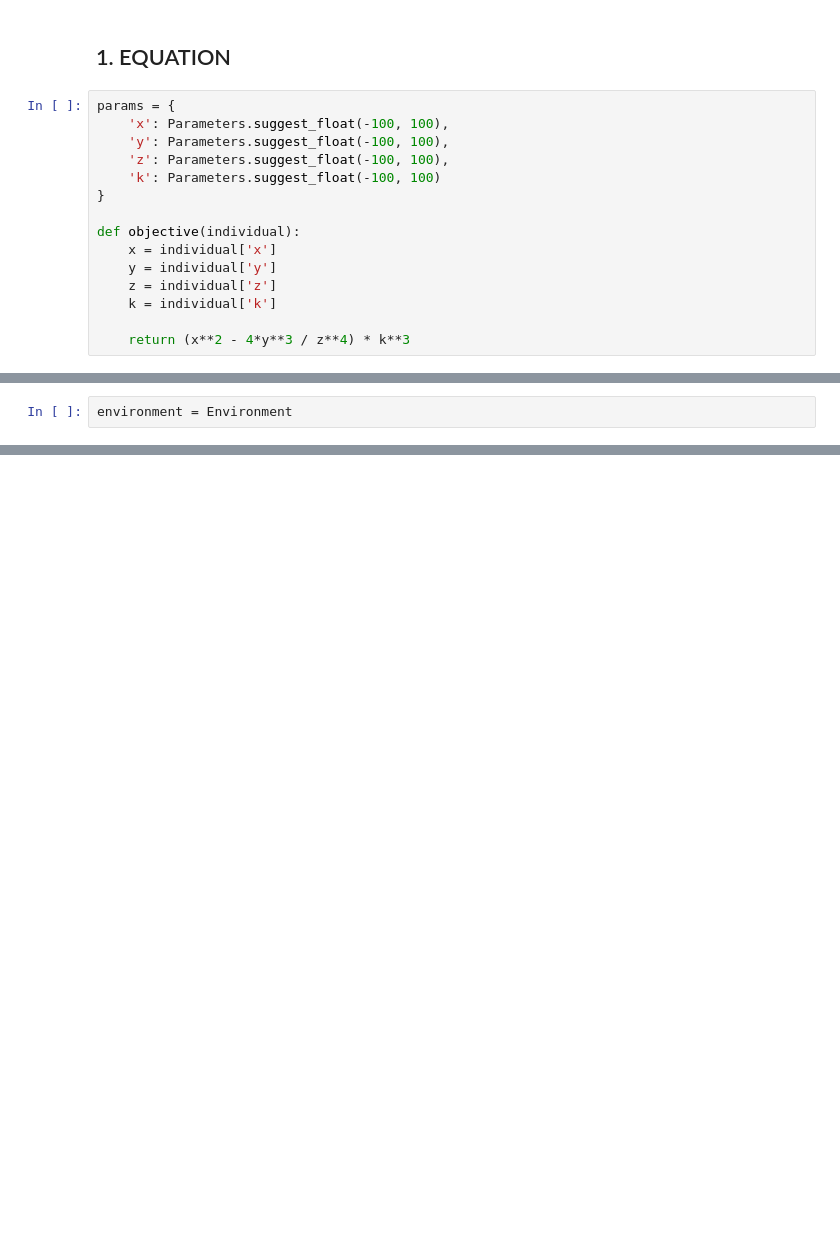
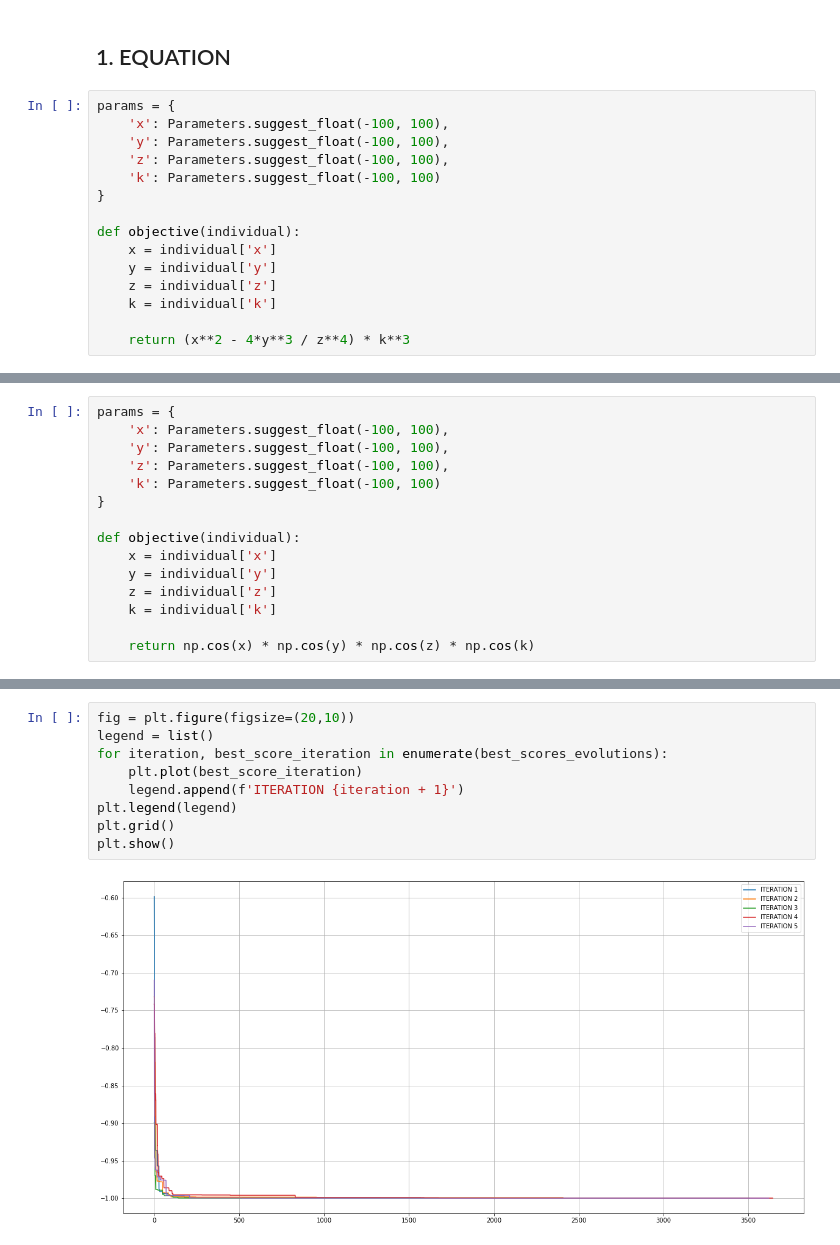
Before and after one commit to unaiLopez/genopt, a Jupyter notebook: benchmark/genopt/benchmarking.ipynb, the cells around one changed output, grey strips where cells are left out. Saved outputs shown, nothing was run; the diff lists cells and outputs as text; blank space fills up the shorter version.

```diff
--- a/benchmark/genopt/benchmarking.ipynb
+++ b/benchmark/genopt/benchmarking.ipynb
@@ -47,2 +56,0 @@ for _ in range(attemps):
-# %%
-environment = Environment
@@ -48,0 +82,15 @@ environment = Environment
+# %%
+params = {
+    'x': Parameters.suggest_float(-100, 100),
+    'y': Parameters.suggest_float(-100, 100),
+    'z': Parameters.suggest_float(-100, 100),
+    'k': Parameters.suggest_float(-100, 100)
+}
+
+def objective(individual):
+    x = individual['x']
+    y = individual['y']
+    z = individual['z']
+    k = individual['k']
+
+    return np.cos(x) * np.cos(y) * np.cos(z) * np.cos(k)
@@ -48,0 +130,11 @@ environment = Environment
+# %%
+fig = plt.figure(figsize=(20,10))
+legend = list()
+for iteration, best_score_iteration in enumerate(best_scores_evolutions):
+    plt.plot(best_score_iteration)
+    legend.append(f'ITERATION {iteration + 1}')
+plt.legend(legend)
+plt.grid()
+plt.show()
+# %% [output]
+[figure, added]
```
Also changed, not shown: parts of 10 cells of this notebook, 2 other files.
